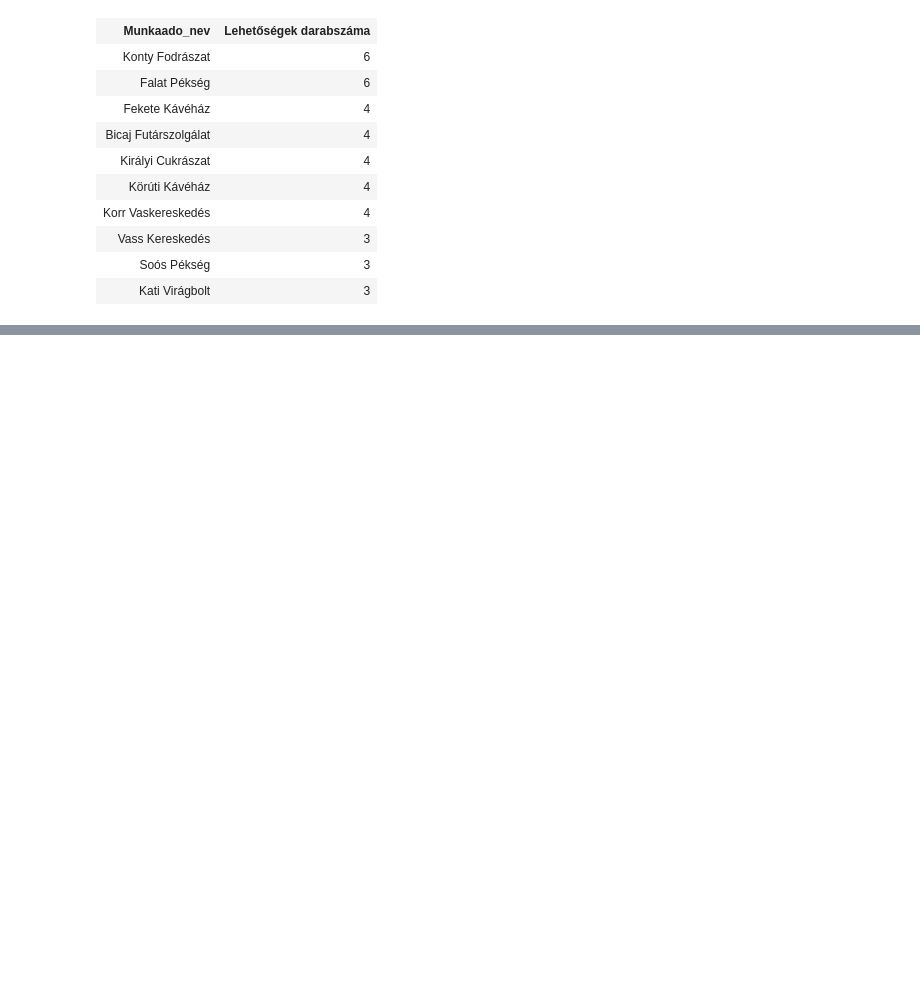
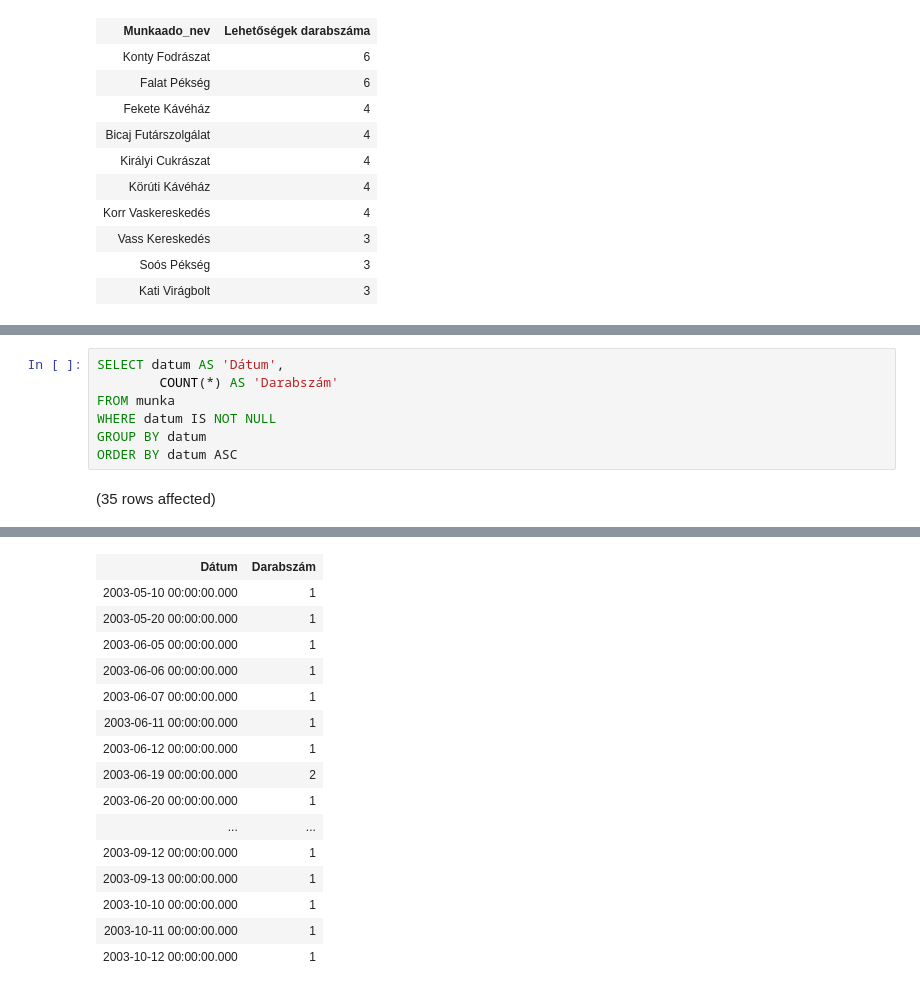
Before and after one commit to hodver/sql_hf1, a Jupyter notebook: hf1_diakmunka.ipynb, the cells around one changed output, grey strips where cells are left out. Saved outputs shown, nothing was run; the diff lists cells and outputs as text; blank space fills up the shorter version.

Commit message:
datum_vizsgalat

```diff
--- a/hf1_diakmunka.ipynb
+++ b/hf1_diakmunka.ipynb
@@ -157,0 +169,9 @@ Total execution time: 00:00:00.052
+# %%
+SELECT datum AS 'Dátum',
+        COUNT(*) AS 'Darabszám'
+FROM munka
+WHERE datum IS NOT NULL
+GROUP BY datum
+ORDER BY datum ASC
+# %% [output]
+(35 rows affected)
@@ -157,0 +179,16 @@ Total execution time: 00:00:00.052
+| Dátum | Darabszám |
+| 2003-05-10 00:00:00.000 | 1 |
+| 2003-05-20 00:00:00.000 | 1 |
+| 2003-06-05 00:00:00.000 | 1 |
+| 2003-06-06 00:00:00.000 | 1 |
+| 2003-06-07 00:00:00.000 | 1 |
+| 2003-06-11 00:00:00.000 | 1 |
+| 2003-06-12 00:00:00.000 | 1 |
+| 2003-06-19 00:00:00.000 | 2 |
+| 2003-06-20 00:00:00.000 | 1 |
+| ... | ... |
+| 2003-09-12 00:00:00.000 | 1 |
+| 2003-09-13 00:00:00.000 | 1 |
+| 2003-10-10 00:00:00.000 | 1 |
+| 2003-10-11 00:00:00.000 | 1 |
+| 2003-10-12 00:00:00.000 | 1 |
```
Also changed, not shown: parts of 7 cells of this notebook.
